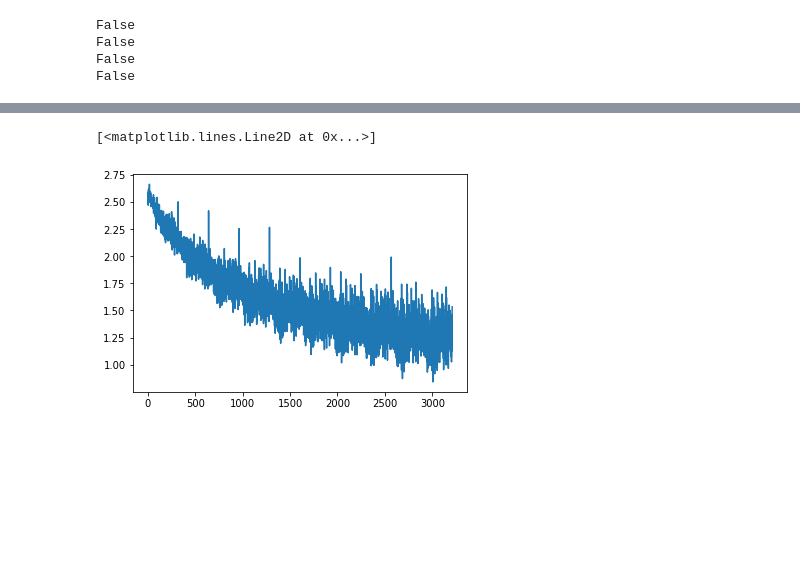
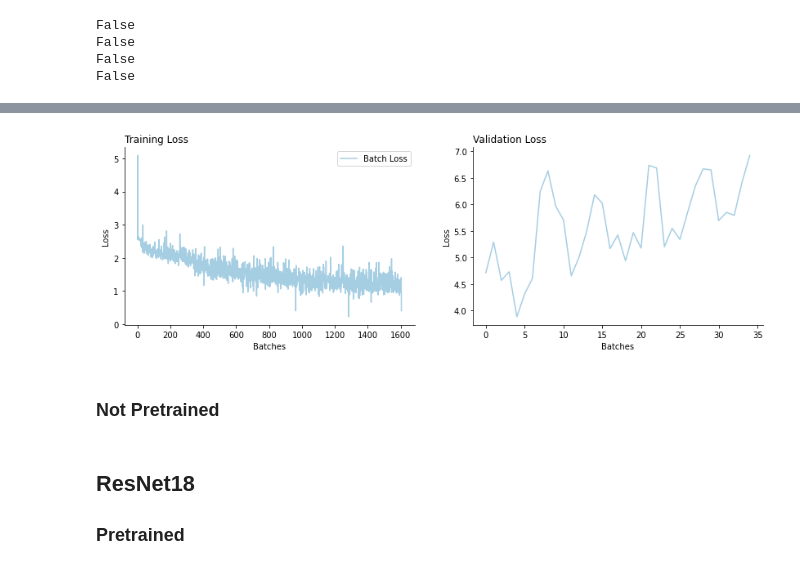
Before and after one commit to FiratSaritas/manhole-cover-classification, a Jupyter notebook: model/model_s.ipynb, the cells around one changed output, grey strips where cells are left out. Cells and saved outputs as stored; diff of their text form; code cells hidden in the pictures; blank space fills up the shorter version.

Commit message:
More models fitted

```diff
--- a/model/model_s.ipynb
+++ b/model/model_s.ipynb
@@ -146,0 +247,15 @@ res = train_network(
+# %%
+alexnet = TrainingInterface(model=alexnet_, name='Alex Net')
+# %%
+criterion = nn.CrossEntropyLoss()
+# %%
+optimizer = optim.Adam(alexnet.model.parameters(), lr=0.001)
+# %%
+alexnet.train(
+    criterion=criterion,
+    optimizer=optimizer,
+    n_epochs=5,
+    dataloader_train=dataloader_train,
+    dataloader_val=dataloader_val,
+    verbose=True
+)
@@ -147,5 +269,6 @@ res = train_network(
 # %%
-plt.plot(res[1]['train'])
+EvaluationPlots.plot_train_val_loss(alexnet.train_losses,
+                                    alexnet.eval_losses,
+                                    alexnet.epoch_loss, )
 # %% [output]
-[<matplotlib.lines.Line2D at 0x...>]
-[figure, old version]
+[figure, new version]
@@ -153,0 +275,6 @@ plt.plot(res[1])
+# %% [markdown]
+### Not Pretrained
+# %% [markdown]
+## ResNet18
+
+### Pretrained
```
Also changed, not shown: parts of 41 cells of this notebook.
